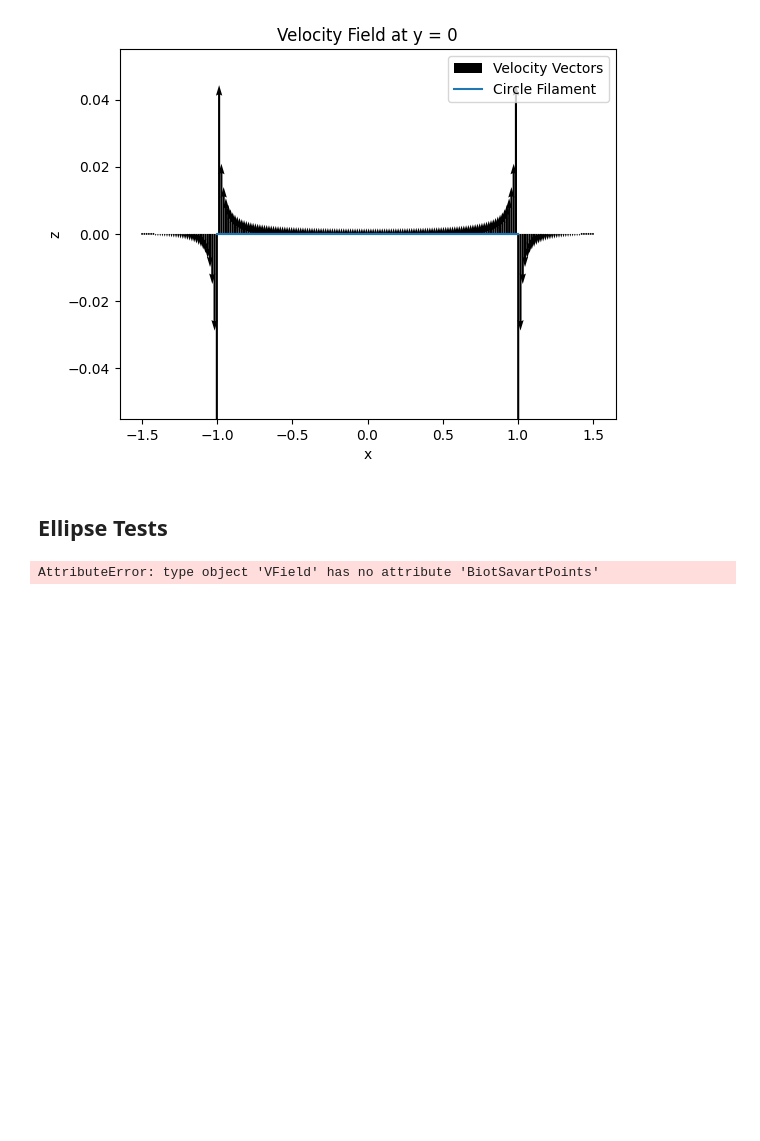
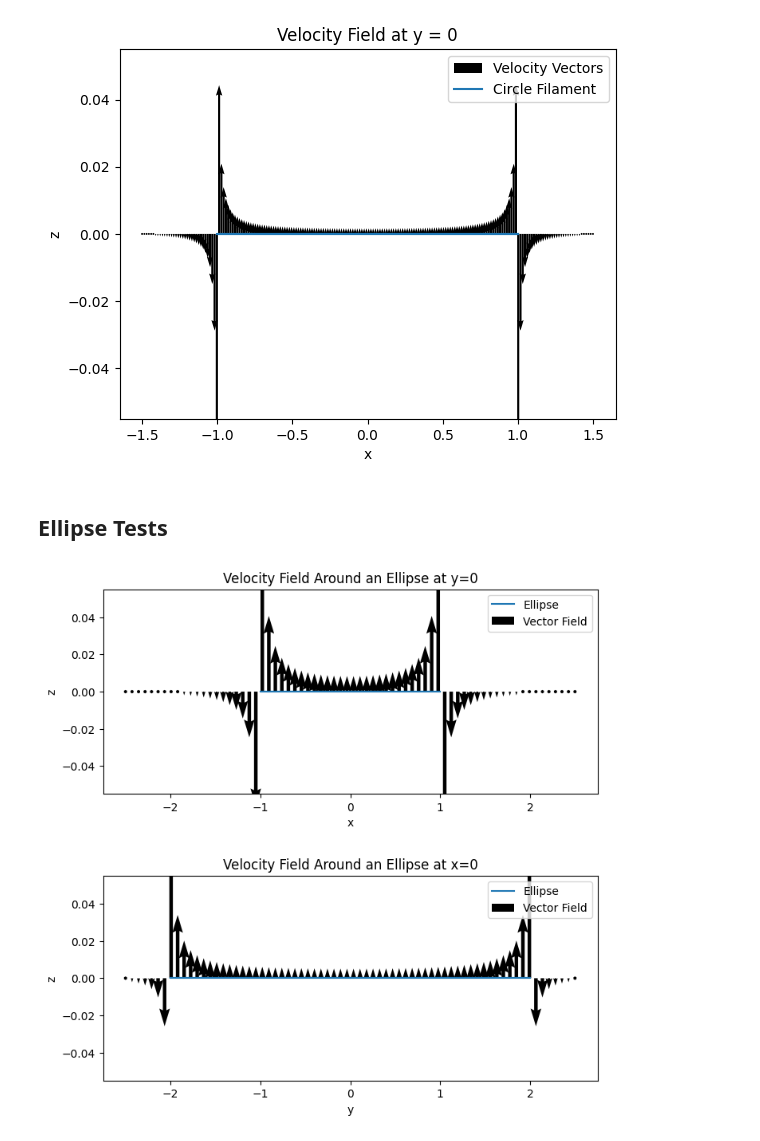
Before and after one commit to dkrawciw/Vortex_Filament_Python, a Jupyter notebook: test.ipynb, the cells around one changed output. Drawn from its saved outputs; the diff is of its cells as text; code cells hidden in the pictures; blank space fills up the shorter version.

Commit message:
Fixed some issues with the ellipse test and got graphs of the vector field around the ellipse

```diff
--- a/test.ipynb
+++ b/test.ipynb
@@ -99,26 +103,51 @@ plt.show()
 # %%
 # Make the ellipse functions
 E = lambda t: [ np.cos(t), 2 * np.sin(t), t*0 ]
 dE = lambda t: [ -np.sin(t), 2 * np.cos(t), t*0 ]
-EPoints = np.linspace( 0, 2 * np.pi, 1000 )
+EPoints = np.linspace( 0, 2 * np.pi, 200 )
 
 # Find values on the ellipse
-s = E(EPoints)
-ds = dE(EPoints)
+s = np.array( E(EPoints) )
+ds = np.array( dE(EPoints) )
 
-# Find values on y = 0 close to measure the velocity field at
-dom = np.linspace(-2.5,2.5,200)
-posFunc = lambda t: [ t, t*0, t*0 ]
-positions = np.array(posFunc( dom ))
+# Define the domain to calculate values on the x and y axis of the ellipse
+dom = np.linspace(-2.5,2.5,70)
+
+# Find values on y = 0
+xPosFunc = lambda t: [ t, t*0, t*0 ]
+xPositions = np.array(posFunc( dom ))
+
+# Find values on x = 0
+yPosFunc = lambda t: [ t*0, t, t*0 ]
+yPositions = np.array(yPosFunc( dom ))
 
 # Measure the VField at those points
-bsPts = VField.BiotSavartPoints( s, ds, positions )
+bsPtsXAxis = VField.BiotSavartPoints( s, ds, xPositions )
+bsPtsYAxis = VField.BiotSavartPoints( s, ds, yPositions )
 
-# Plot the ellipse
-plt.plot( s[0,:], s[2,:] )
+# Get the plots ready
+fig, axs = plt.subplots(2, 1, figsize=(8, 8))
+
+# The y = 0 plot
+axs[0].plot( s[0,:], s[2,:] )
+axs[0].quiver( xPositions[0,:], xPositions[2,:], bsPtsXAxis[:,0], bsPtsXAxis[:,2] )
+axs[0].set_title('Velocity Field Around an Ellipse at y=0')
+axs[0].set_xlabel('x')
+axs[0].set_ylabel('z')
+axs[0].legend(['Ellipse','Vector Field'])
+
+# The x = 0 plot
+axs[1].plot( s[1,:], s[2,:] )
+axs[1].quiver( yPositions[1,:], yPositions[2,:], bsPtsYAxis[:,1], bsPtsYAxis[:,2] )
+axs[1].set_title('Velocity Field Around an Ellipse at x=0')
+axs[1].set_xlabel('y')
+axs[1].set_ylabel('z')
+axs[1].legend(['Ellipse','Vector Field'])
+
+# Plot Styling
+plt.subplots_adjust(hspace=0.4)
 
 # Plot the vector values
-plt.quiver( positions[0,:], positions[2,:], bsPts[0,:], bsPts[2,:] )
 plt.show()
 # %% [output]
-AttributeError: type object 'VField' has no attribute 'BiotSavartPoints'
+[figure, added]
```
Also changed, not shown: parts of 1 cell of this notebook, 1 other file.
